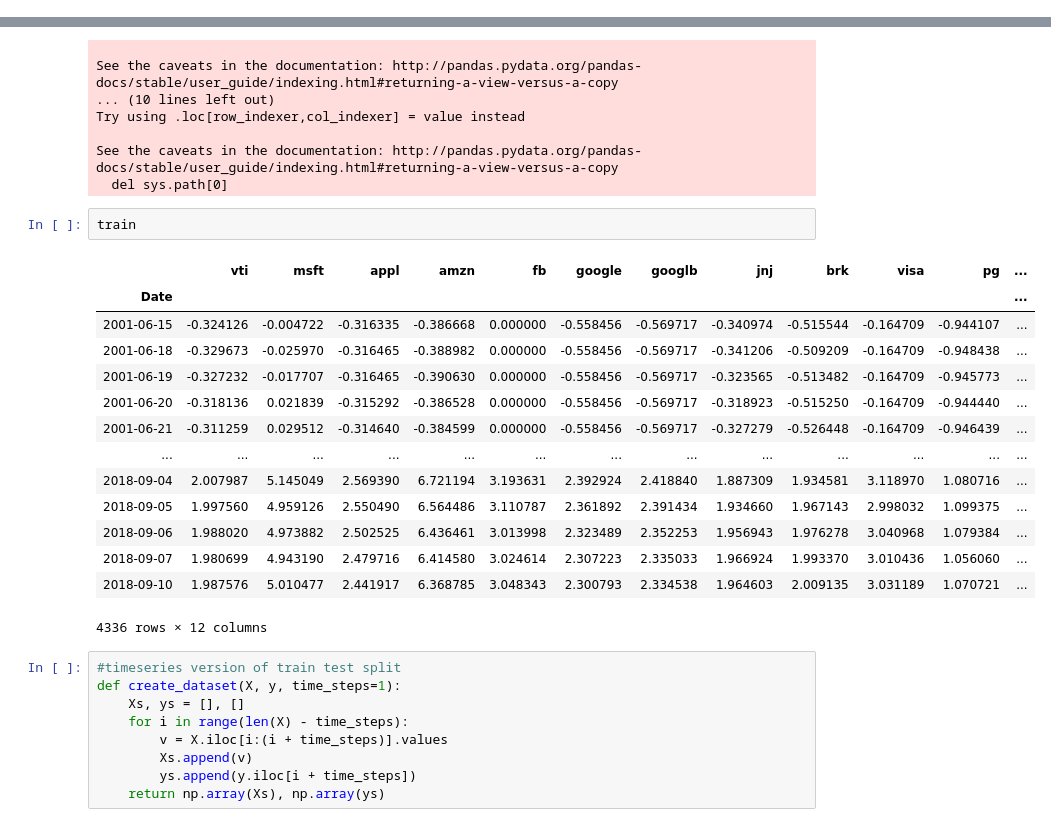
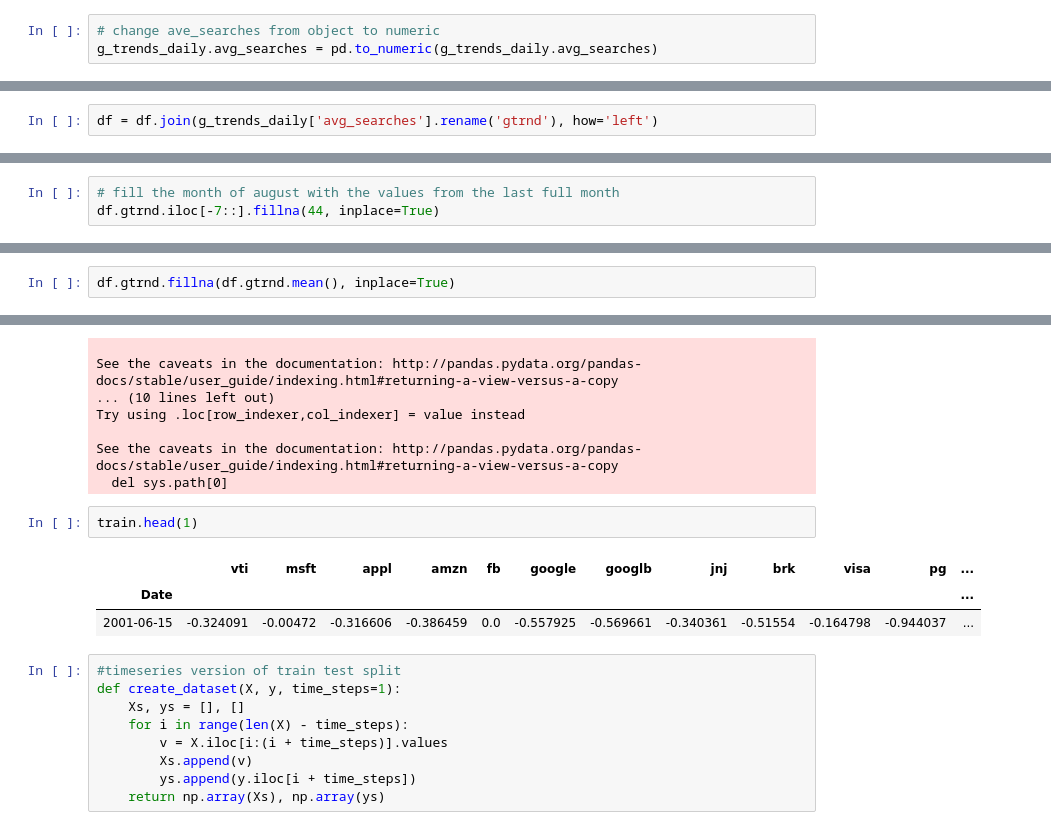
Before and after one commit to MKevinEvans/TensorFlow_stock_price_predictor, a Jupyter notebook: LSTM_Tensor_Flow_VTI.ipynb, the cells around one changed output, grey strips where cells are left out. Cells and saved outputs as stored; diff of their text form.

```diff
--- a/LSTM_Tensor_Flow_VTI.ipynb
+++ b/LSTM_Tensor_Flow_VTI.ipynb
@@ -71 +96,4 @@ g_trends = g_trends[1:]
+# %%
+# change ave_searches from object to numeric
+g_trends_daily.avg_searches = pd.to_numeric(g_trends_daily.avg_searches)
 # %% [markdown]
@@ -86,3 +116,5 @@ df = pd.concat([vti_hist.Close.rename('vti'),
+# %%
+df = df.join(g_trends_daily['avg_searches'].rename('gtrnd'), how='left')
 # %% [markdown]
 #### truncate to dates when vti is in existance
 # %%
@@ -99,0 +124,3 @@ df.head()
+# %%
+# fill the month of august with the values from the last full month
+df.gtrnd.iloc[-7::].fillna(44, inplace=True)
@@ -100,3 +142,5 @@ df.head()
+# %%
+df.gtrnd.fillna(df.gtrnd.mean(), inplace=True)
 # %% [markdown]
 ### For holdings that didn't exist yet, fill NAs with its minimum price
 # %%
@@ -156,22 +190,11 @@ Try using .loc[row_indexer,col_indexer] = value instead
 See the caveats in the documentation: http://pandas.pydata.org/pandas-docs/stable/user_guide/indexing.html#returning-a-view-versus-a-copy
   del sys.path[0]
 # %%
-train
+train.head(1)
 # %% [output]
 |  | vti | msft | appl | amzn | fb | google | googlb | jnj | brk | visa | pg | ... |
 | Date |  |  |  |  |  |  |  |  |  |  |  | ... |
-| 2001-06-15 | -0.324126 | -0.004722 | -0.316335 | -0.386668 | 0.000000 | -0.558456 | -0.569717 | -0.340974 | -0.515544 | -0.164709 | -0.944107 | ... |
-| 2001-06-18 | -0.329673 | -0.025970 | -0.316465 | -0.388982 | 0.000000 | -0.558456 | -0.569717 | -0.341206 | -0.509209 | -0.164709 | -0.948438 | ... |
-| 2001-06-19 | -0.327232 | -0.017707 | -0.316465 | -0.390630 | 0.000000 | -0.558456 | -0.569717 | -0.323565 | -0.513482 | -0.164709 | -0.945773 | ... |
-| 2001-06-20 | -0.318136 | 0.021839 | -0.315292 | -0.386528 | 0.000000 | -0.558456 | -0.569717 | -0.318923 | -0.515250 | -0.164709 | -0.944440 | ... |
-| 2001-06-21 | -0.311259 | 0.029512 | -0.314640 | -0.384599 | 0.000000 | -0.558456 | -0.569717 | -0.327279 | -0.526448 | -0.164709 | -0.946439 | ... |
-| ... | ... | ... | ... | ... | ... | ... | ... | ... | ... | ... | ... | ... |
-| 2018-09-04 | 2.007987 | 5.145049 | 2.569390 | 6.721194 | 3.193631 | 2.392924 | 2.418840 | 1.887309 | 1.934581 | 3.118970 | 1.080716 | ... |
-| 2018-09-05 | 1.997560 | 4.959126 | 2.550490 | 6.564486 | 3.110787 | 2.361892 | 2.391434 | 1.934660 | 1.967143 | 2.998032 | 1.099375 | ... |
-| 2018-09-06 | 1.988020 | 4.973882 | 2.502525 | 6.436461 | 3.013998 | 2.323489 | 2.352253 | 1.956943 | 1.976278 | 3.040968 | 1.079384 | ... |
-| 2018-09-07 | 1.980699 | 4.943190 | 2.479716 | 6.414580 | 3.024614 | 2.307223 | 2.335033 | 1.966924 | 1.993370 | 3.010436 | 1.056060 | ... |
-| 2018-09-10 | 1.987576 | 5.010477 | 2.441917 | 6.368785 | 3.048343 | 2.300793 | 2.334538 | 1.964603 | 2.009135 | 3.031189 | 1.070721 | ... |
+| 2001-06-15 | -0.324091 | -0.00472 | -0.316606 | -0.386459 | 0.0 | -0.557925 | -0.569661 | -0.340361 | -0.51554 | -0.164798 | -0.944037 | ... |
-4336 rows × 12 columns
 # %%
 #timeseries version of train test split
 def create_dataset(X, y, time_steps=1):
```
Also changed, not shown: parts of 22 cells of this notebook.
